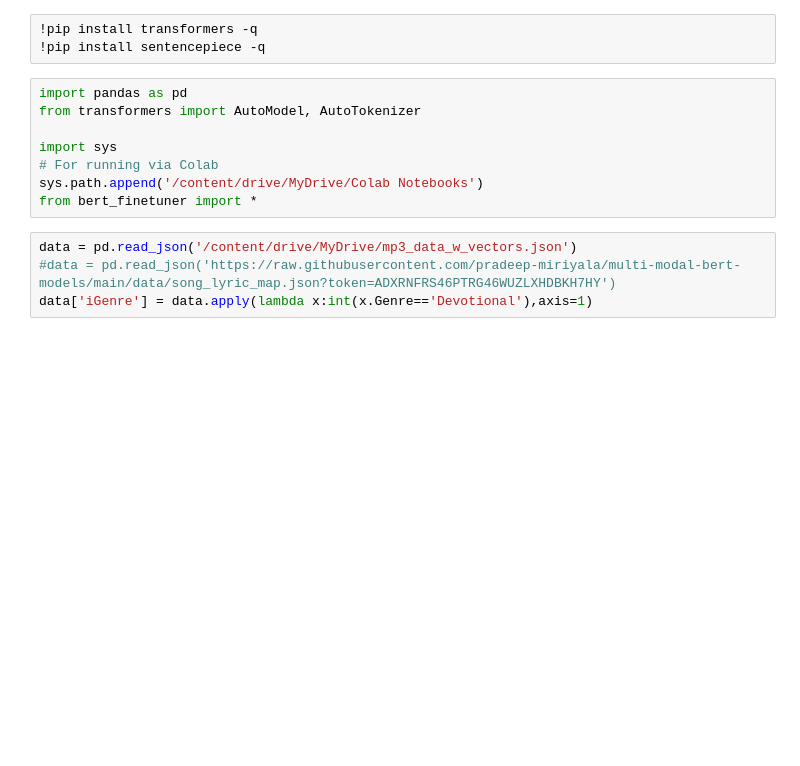
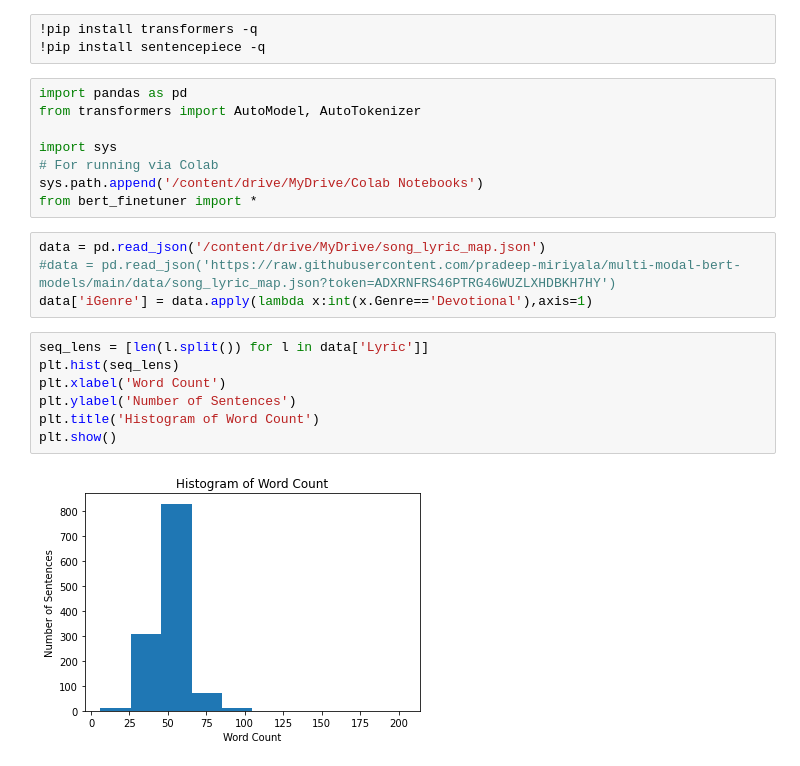
Before and after one commit to pradeep-miriyala/multi-modal-aud-nlp-models, a Jupyter notebook: notebooks/IndicBERT_Simplified.ipynb, the cells around one changed output. Saved outputs shown, nothing was run; the diff lists cells and outputs as text; blank space fills up the shorter version.

```diff
--- a/notebooks/IndicBERT_Simplified.ipynb
+++ b/notebooks/IndicBERT_Simplified.ipynb
@@ -10,6 +10,15 @@ import sys
 sys.path.append('/content/drive/MyDrive/Colab Notebooks')
 from bert_finetuner import *
 # %%
-data = pd.read_json('/content/drive/MyDrive/mp3_data_w_vectors.json')
+data = pd.read_json('/content/drive/MyDrive/song_lyric_map.json')
 #data = pd.read_json('https://raw.githubusercontent.com/pradeep-miriyala/multi-modal-bert-models/main/data/song_lyric_map.json?token=ADXRNFRS46PTRG46WUZLXHDBKH7HY')
 data['iGenre'] = data.apply(lambda x:int(x.Genre=='Devotional'),axis=1)
+# %%
+seq_lens = [len(l.split()) for l in data['Lyric']]
+plt.hist(seq_lens)
+plt.xlabel('Word Count')
+plt.ylabel('Number of Sentences')
+plt.title('Histogram of Word Count')
+plt.show()
+# %% [output]
+[figure, added]
```
Also changed, not shown: parts of 8 cells of this notebook, 2 other files.
